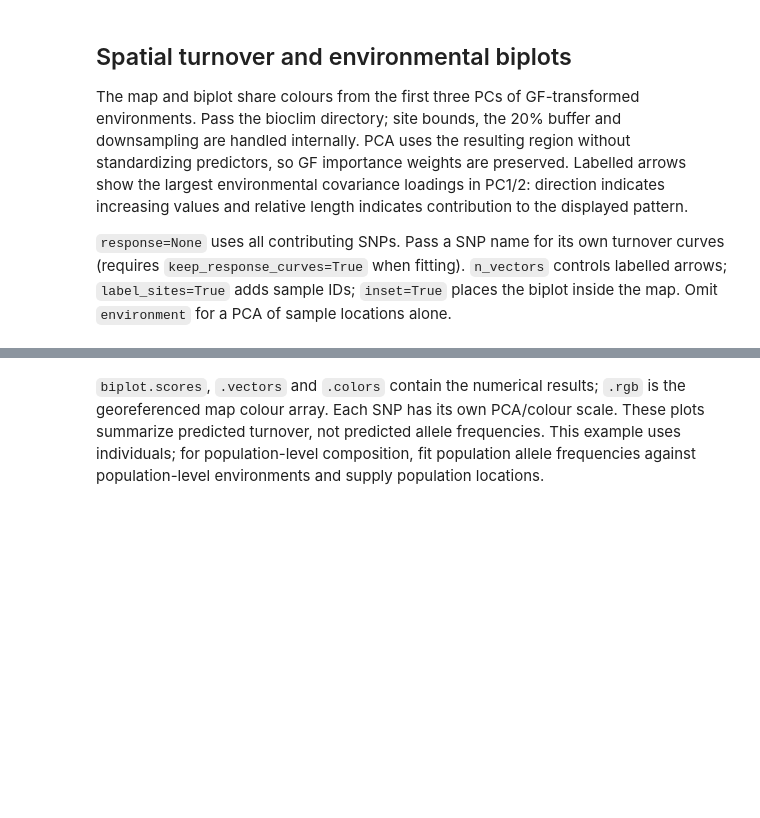
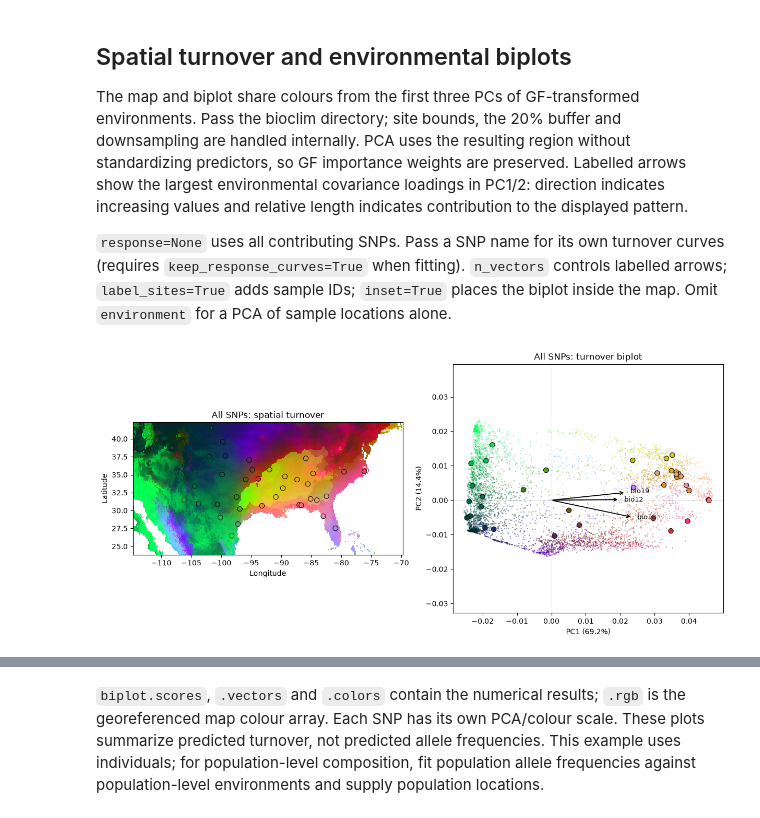
Before and after one commit to meganklutts/BIO597-SpatialBiodiversity, a Jupyter notebook: docs/labs/Lab09-GradientForest.ipynb, the cells around one changed output, grey strips where cells are left out. Cells and saved outputs as stored; diff of their text form; code cells hidden in the pictures; blank space fills up the shorter version.

```diff
--- a/docs/labs/Lab09-GradientForest.ipynb
+++ b/docs/labs/Lab09-GradientForest.ipynb
@@ -99,6 +199,14 @@ The map and biplot share colours from the first three PCs of GF-transformed envi
 
 `response=None` uses all contributing SNPs. Pass a SNP name for its own turnover curves (requires `keep_response_curves=True` when fitting). `n_vectors` controls labelled arrows; `label_sites=True` adds sample IDs; `inset=True` places the biplot inside the map. Omit `environment` for a PCA of sample locations alone.
 # %%
-biplot = gf.plot_biplot(X, sites, environment="/home/jovyan/shared-readwrite/bioclim", n_vectors=3)
+biplot = gf.plot_biplot(X, sites, environment="/home/jovyan/shared/bioclim", n_vectors=3)
+# gf.plot_biplot() calls the model's ordination pltting function which takes the transformed turnover values across all climate variables and compresses them into three
+# principle components (pc1, pc2, and pc3)
+# x and sites passes your environmental table (x) and sample locations (sites) so the function can plot the exact snake collection sites as points over the landscape
+# and inside the PCA ordination space
+# n_vectors=3. draws and labels the top 3 climate arrows on the PCA biplot, the direction and length of each arrow show which climate gradients drive teh strongest patterns
+# of genetic variation across the PC1 and Pc2 axes
+# %% [output]
+[figure, added]
 # %%
 snp = gf.response_scores_.oob_r2.idxmax()
```
Also changed, not shown: parts of 12 cells of this notebook.
